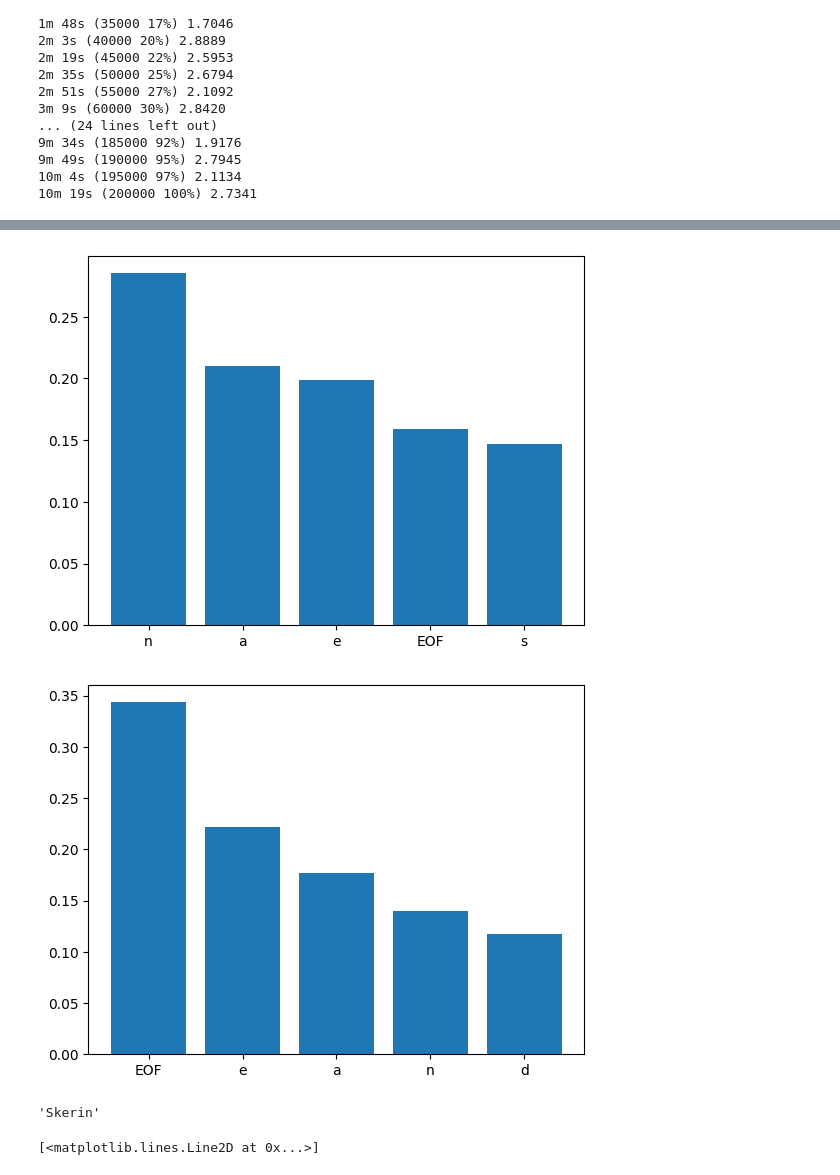
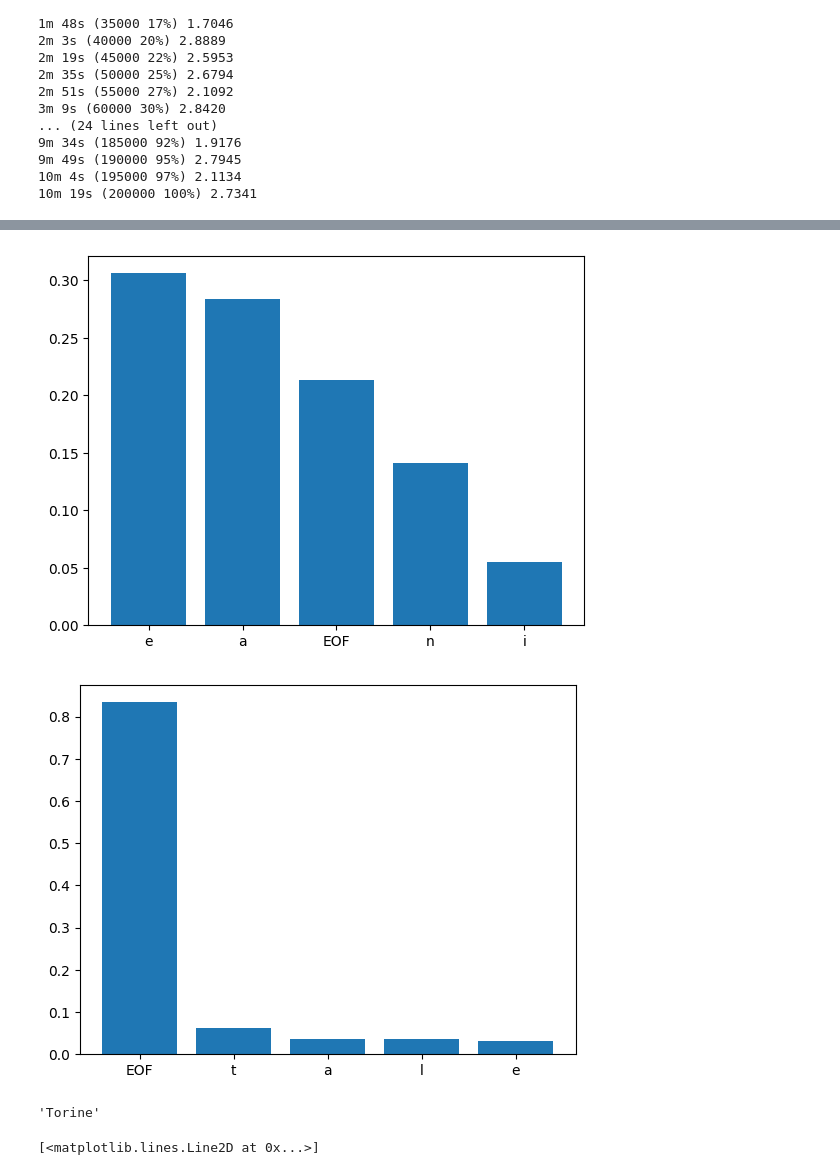
Before and after one commit to Ruizhuo-Xu/ML-Homework, a Jupyter notebook: rnn/rnn.ipynb, the cells around one changed output, grey strips where cells are left out. Saved outputs shown, nothing was run; the diff lists cells and outputs as text; code cells hidden in the pictures.

```diff
--- a/rnn/rnn.ipynb
+++ b/rnn/rnn.ipynb
@@ -65,6 +65,10 @@ for name in all_names:
 # %%
 def randomTrainingSample(data):
     return random.choice(data)
+# %%
+def randomTrainingSample(data):
+    sample = random.choice(data)
+    return inputTensor(sample), targetTensor(sample)
 # %%
 criterion = nn.NLLLoss()
 learning_rate = 0.0005
@@ -141,6 +145,9 @@ torch.save(rnn.state_dict(), './rnn.pth')
 10m 19s (200000 100%) 2.7341
 # %%
 max_length = 20
+check_point = torch.load('./rnn.pth')
+rnn = RNN(n_letters, 128, n_letters)
+rnn.load_state_dict(check_point)
 rnn.eval()
 
 def plot_topk(topv, topk):
@@ -191,5 +198,5 @@ def sample(start_letter='A'):
 
         return output_name
 
-sample('Sk')
+sample('To')
 # %% [output]
@@ -199,6 +206,6 @@ sample('Sk')
-[figure, old version]
+[figure, new version]
-[figure, old version]
+[figure, new version]
-'Skerin'
+'Torine'
 # %%
 import matplotlib.pyplot as plt
 
```
Also changed, not shown: parts of 3 cells of this notebook, 1 other file.
